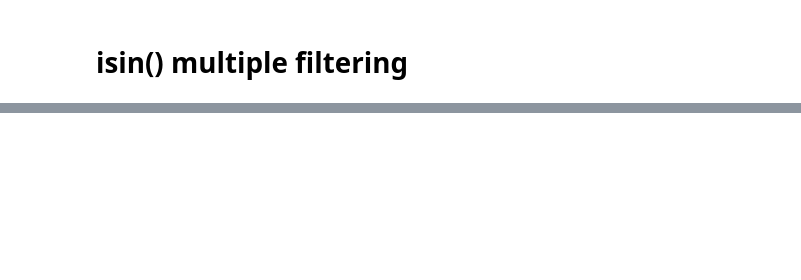
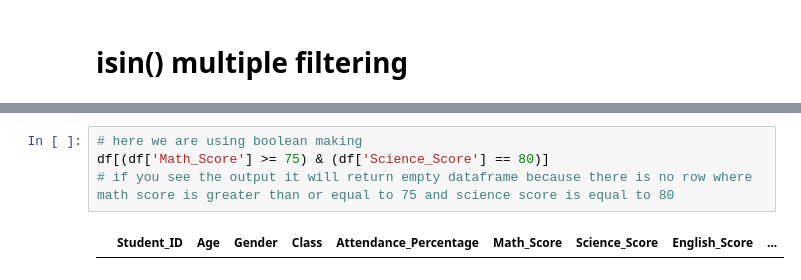
Before and after one commit to Pragnesh-10/Pandas_Notes, a Jupyter notebook: 08_filtering.ipynb, the cells around one changed output, grey strips where cells are left out. Saved outputs shown, nothing was run; the diff lists cells and outputs as text; blank space fills up the shorter version.

```diff
--- a/08_filtering.ipynb
+++ b/08_filtering.ipynb
@@ -91,0 +147,6 @@ df[f1&f2]
+# %%
+# here we are using boolean making
+df[(df['Math_Score'] >= 75) & (df['Science_Score'] == 80)]
+# if you see the output it will return empty dataframe because there is no row where math score is greater than or equal to 75 and science score is equal to 80
+# %% [output]
+|  | Student_ID | Age | Gender | Class | Attendance_Percentage | Math_Score | Science_Score | English_Score | ... |
```
Also changed, not shown: parts of 9 cells of this notebook, 8 other files.
